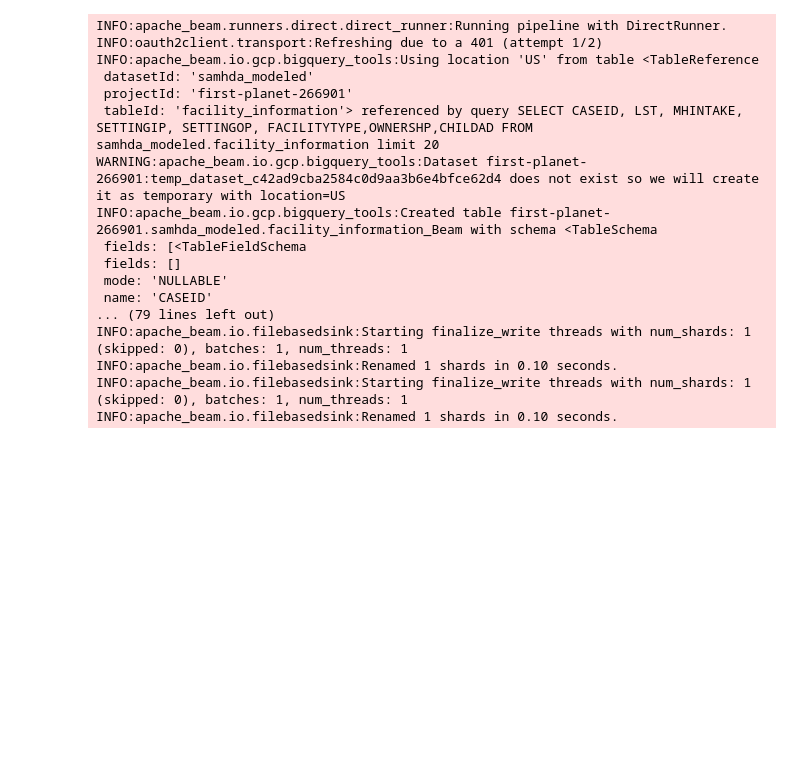
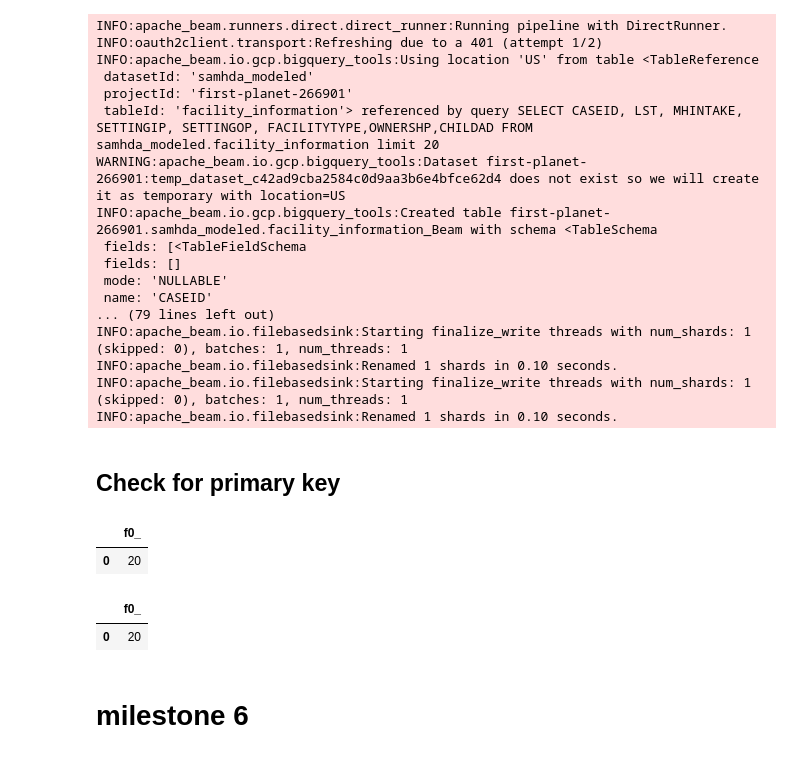
Before and after one commit to cs327e-spring2020/zeba_pathan, a Jupyter notebook: SAMHDA_modeled.ipynb, the cells around one changed output. Drawn from its saved outputs; the diff is of its cells as text; code cells hidden in the pictures; blank space fills up the shorter version.

Commit message:
milestone 6

```diff
--- a/SAMHDA_modeled.ipynb
+++ b/SAMHDA_modeled.ipynb
@@ -171,3 +171,19 @@ INFO:apache_beam.io.filebasedsink:Starting finalize_write threads with num_shard
 INFO:apache_beam.io.filebasedsink:Renamed 1 shards in 0.10 seconds.
 INFO:apache_beam.io.filebasedsink:Starting finalize_write threads with num_shards: 1 (skipped: 0), batches: 1, num_threads: 1
 INFO:apache_beam.io.filebasedsink:Renamed 1 shards in 0.10 seconds.
+# %% [markdown]
+## Check for primary key
+# %%
+%%bigquery
+select count(*) from samhda_modeled.facility_information_Beam
+# %% [output]
+|  | f0_ |
+| 0 | 20 |
+# %%
+%%bigquery
+select count(distinct CASEID) from samhda_modeled.facility_information_Beam
+# %% [output]
+|  | f0_ |
+| 0 | 20 |
+# %% [markdown]
+# milestone 6
```
Also changed, not shown: parts of 16 cells of this notebook, 5 other files.
